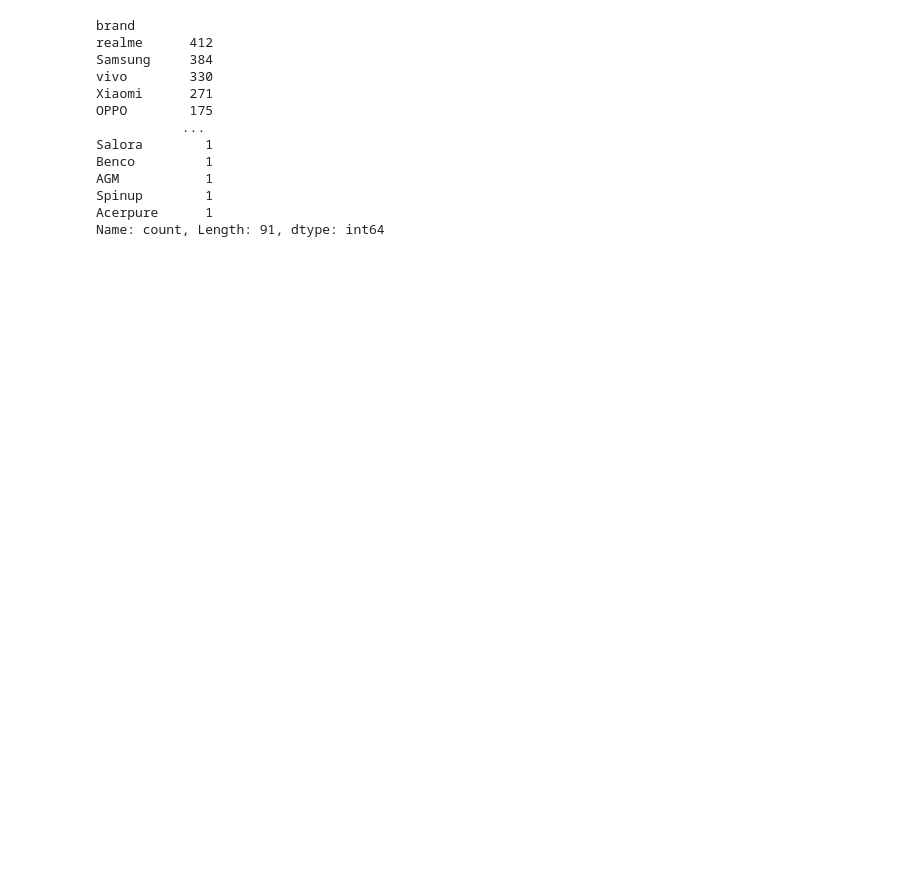
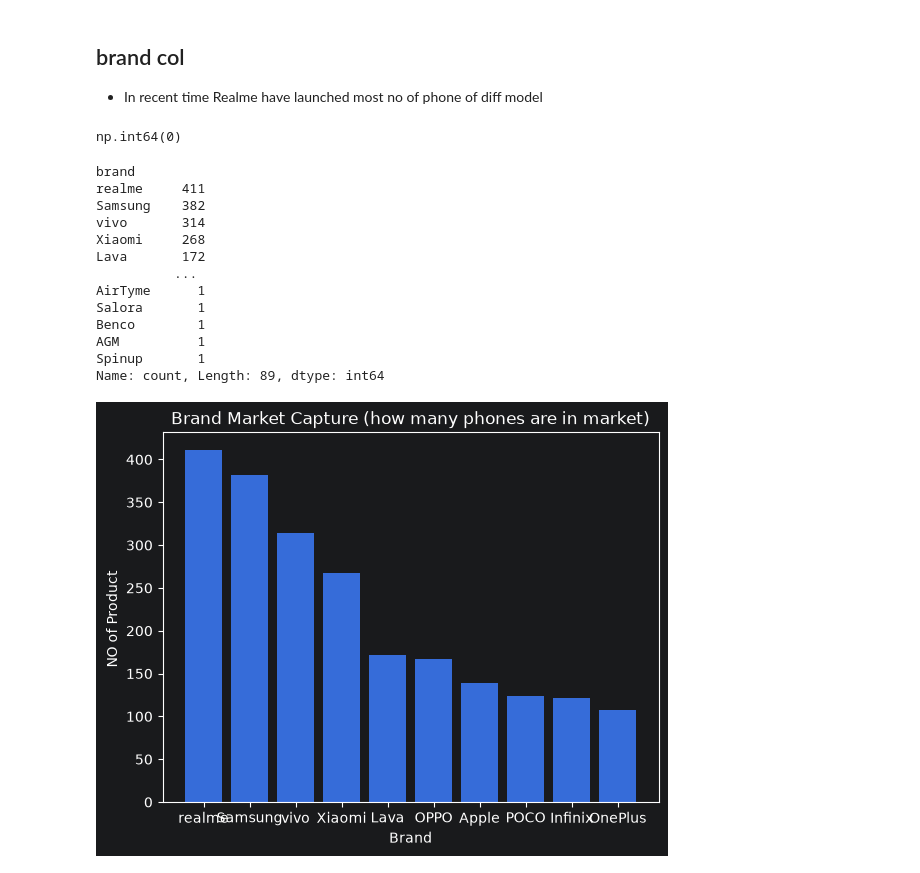
Before and after one commit to harshit00052/91-mobiles-smartphone-analysis, a Jupyter notebook: Analysis/EDA.ipynb, the cells around one changed output. Drawn from its saved outputs; the diff is of its cells as text; code cells hidden in the pictures; blank space fills up the shorter version.

```diff
--- a/Analysis/EDA.ipynb
+++ b/Analysis/EDA.ipynb
@@ -65,16 +119,31 @@ memory usage: 423.3 KB
+# %% [markdown]
+## brand col
+- In recent time Realme have launched most no of phone of diff model
+# %%
+df['brand'].isnull().sum()
+# %% [output]
+np.int64(0)
 # %%
-c_df['brand'].value_counts()
+df['brand'].value_counts()
 # %% [output]
 brand
-realme      412
-Samsung     384
-vivo        330
-Xiaomi      271
-OPPO        175
-           ...
-Salora        1
-Benco         1
-AGM           1
-Spinup        1
-Acerpure      1
-Name: count, Length: 91, dtype: int64
+realme     411
+Samsung    382
+vivo       314
+Xiaomi     268
+Lava       172
+          ...
+AirTyme      1
+Salora       1
+Benco        1
+AGM          1
+Spinup       1
+Name: count, Length: 89, dtype: int64
+# %%
+plt.bar(x=df['brand'].value_counts().head(10).index, height=df['brand'].value_counts().head(10).values)
+plt.title("Brand Market Capture (how many phones are in market)")
+plt.xlabel("Brand")
+plt.ylabel("NO of Product ")
+plt.show()
+# %% [output]
+[figure, added]
```
Also changed, not shown: parts of 13 cells of this notebook, 2 other files.
